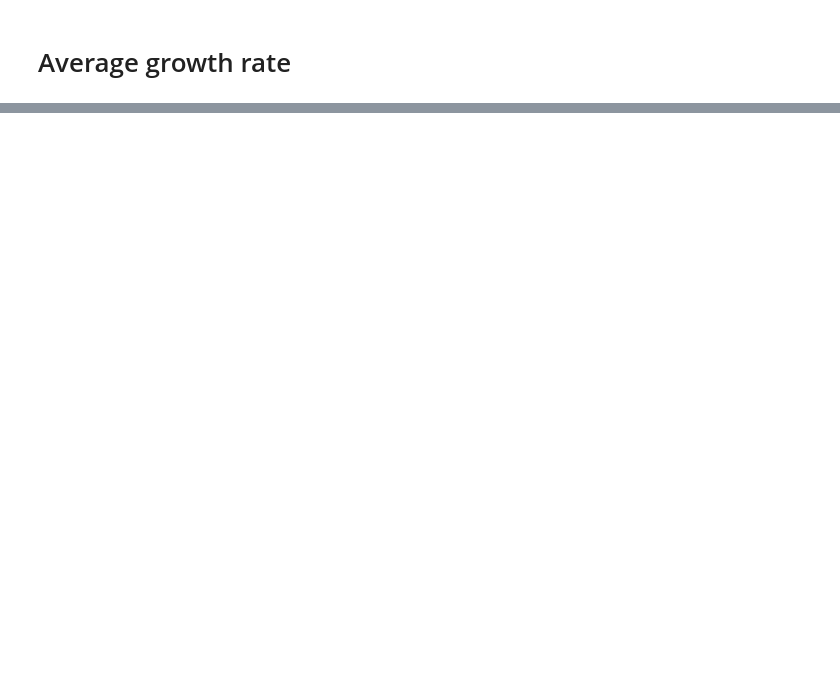
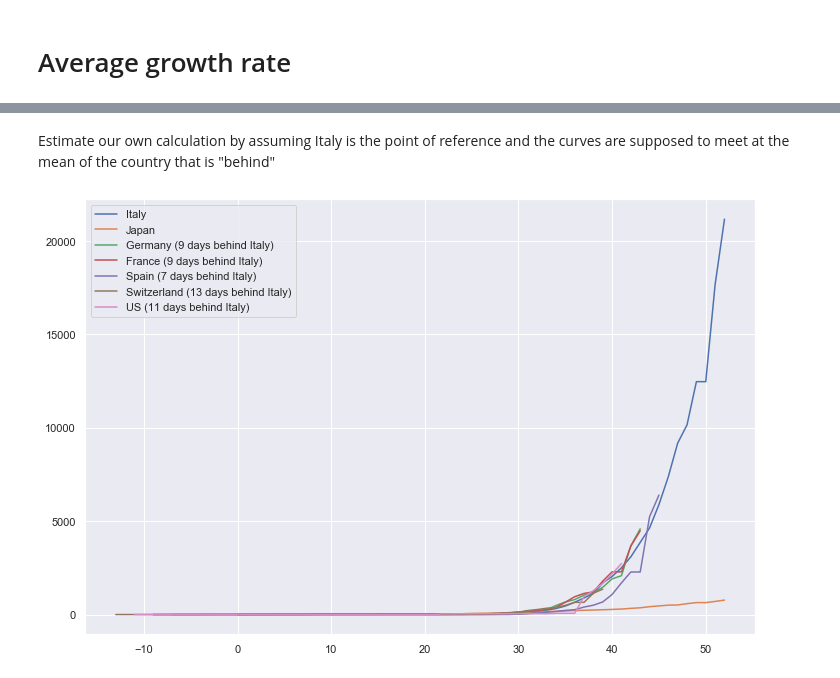
Before and after one commit to torresmateo/covid19, a Jupyter notebook: Estimators.ipynb, the cells around one changed output, grey strips where cells are left out. Saved outputs shown, nothing was run; the diff lists cells and outputs as text; code cells hidden in the pictures; blank space fills up the shorter version.

```diff
--- a/Estimators.ipynb
+++ b/Estimators.ipynb
@@ -135,0 +198,26 @@ for c in south_america:
+# %% [markdown]
+Estimate our own calculation by assuming Italy is the point of reference and the curves are supposed to meet at the mean of the country that is "behind"
+# %%
+off=0
+
+it_y = df[(df['Country/Region'] == 'Italy')].Confirmed.to_numpy()
+jpn_y = df[(df['Country/Region'] == 'Japan')].Confirmed.to_numpy()
+X = np.array(list(range(it_y.shape[0]))).reshape(-1,1)
+plt.plot(X[off:], it_y[off:], label='Italy')
+plt.plot(X[off:], jpn_y[off:], label='Japan')
+
+for c in [coun for coun in countries if coun is not 'Japan']:
+    if c != 'Italy':
+        df_c = df[(df['country_region'] == c)].sort_values('Date')
+        y = df_c.Confirmed.to_numpy()
+        X = np.array(list(range(df_c.shape[0]))).reshape(-1,1)
+        y_middle = (y.max()-y.min())//2
+        reference_point = np.argmin(np.abs(y - y_middle))
+        reference_point_target = np.argmin(np.abs(it_y - y_middle))
+        delta = np.abs(reference_point - reference_point_target)
+        plt.plot(X[off:]-delta, y[off:], label=f'{c} ({delta} days behind Italy)')
+#plt.yscale('log')
+plt.legend()
+plt.show()
+# %% [output]
+[figure, added]
```
Also changed, not shown: parts of 15 cells of this notebook, 1 other file.
